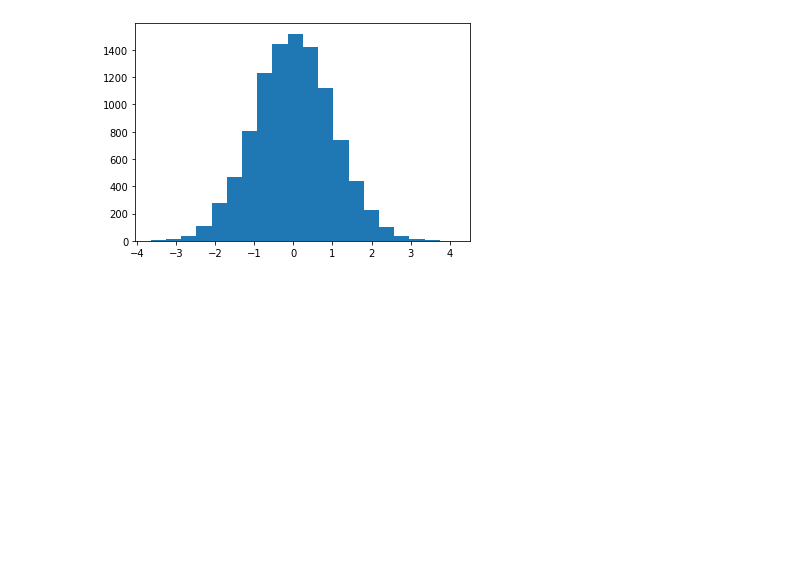
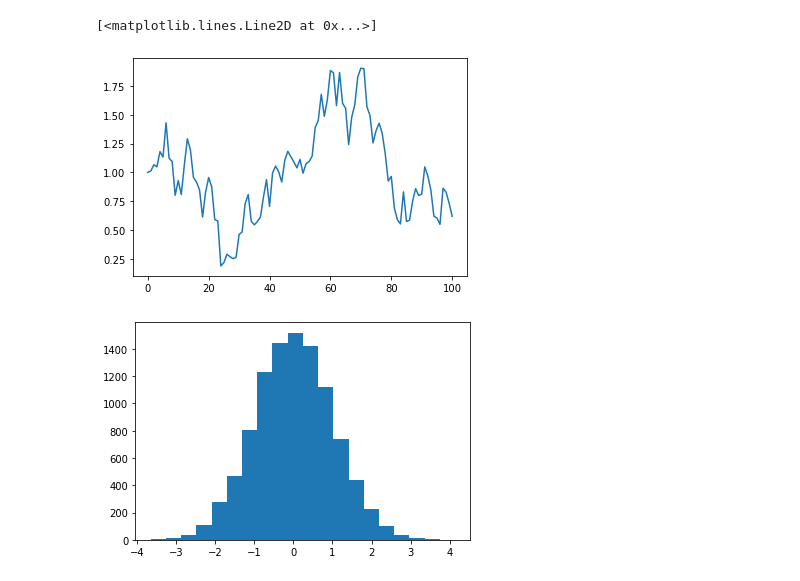
Before and after one commit to phillipmurray/DL_integrated_variance, a Jupyter notebook: notebooks/Untitled.ipynb, the cells around one changed output. Cells and saved outputs as stored; diff of their text form; code cells hidden in the pictures; blank space fills up the shorter version.

```diff
--- a/notebooks/Untitled.ipynb
+++ b/notebooks/Untitled.ipynb
@@ -10,5 +10,5 @@ from src.model import *
 import numpy as np
 import matplotlib.pyplot as plt
 # %%
-X = SemiMartingale(X_0=1.0, vol='expou')
+X = SemiMartingale(X_0=1.0, vol='expou', theta=1.0, beta=0.2)
 # %%
@@ -28,2 +34,0 @@ model.loss(inc, int_var[0])
-# %%
-model.train(x, num_epochs=1, batch_size=10, lr=0.01)
@@ -62,3 +40,8 @@ TypeError: 'TensorSliceDataset' object is not subscriptable
+# %%
+plt.plot(x[2,:])
+# %% [output]
+[<matplotlib.lines.Line2D at 0x...>]
+[figure, added]
 # %%
 loss = MMDLoss()
 x = X.get_total_increments()
```
Also changed, not shown: parts of 14 cells of this notebook, 3 other files.
